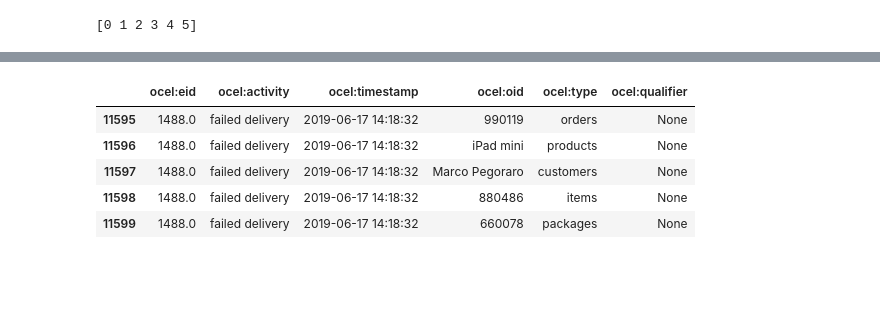
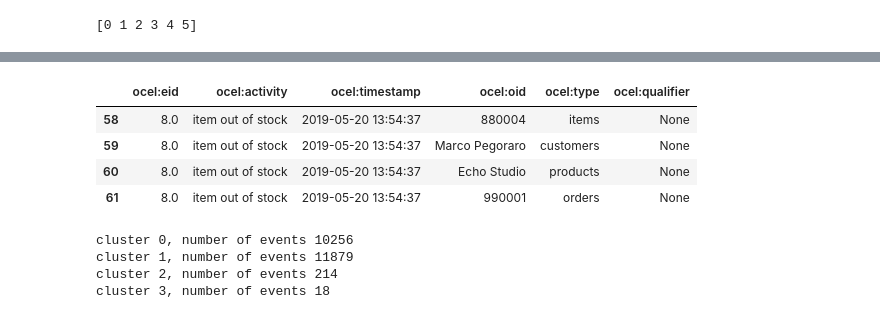
Before and after one commit to wojciechzyla/projekt-mb, a Jupyter notebook: clustering.ipynb, the cells around one changed output, grey strips where cells are left out. Drawn from its saved outputs; the diff is of its cells as text; code cells hidden in the pictures; blank space fills up the shorter version.

```diff
--- a/clustering.ipynb
+++ b/clustering.ipynb
@@ -119,9 +117,16 @@ for k, v in clusters.items():
 # %%
-ocel.relations[ocel.relations["ocel:eid"]=="1488.0"]
+ocel.relations[ocel.relations["ocel:eid"]=="8.0"]
 # %% [output]
 |  | ocel:eid | ocel:activity | ocel:timestamp | ocel:oid | ocel:type | ocel:qualifier |
-| 11595 | 1488.0 | failed delivery | 2019-06-17 14:18:32 | 990119 | orders | None |
-| 11596 | 1488.0 | failed delivery | 2019-06-17 14:18:32 | iPad mini | products | None |
-| 11597 | 1488.0 | failed delivery | 2019-06-17 14:18:32 | Marco Pegoraro | customers | None |
-| 11598 | 1488.0 | failed delivery | 2019-06-17 14:18:32 | 880486 | items | None |
-| 11599 | 1488.0 | failed delivery | 2019-06-17 14:18:32 | 660078 | packages | None |
+| 58 | 8.0 | item out of stock | 2019-05-20 13:54:37 | 880004 | items | None |
+| 59 | 8.0 | item out of stock | 2019-05-20 13:54:37 | Marco Pegoraro | customers | None |
+| 60 | 8.0 | item out of stock | 2019-05-20 13:54:37 | Echo Studio | products | None |
+| 61 | 8.0 | item out of stock | 2019-05-20 13:54:37 | 990001 | orders | None |
+# %%
+for k, v in clusters.items():
+    print(f"cluster {k}, number of events {len(v)}")
+# %% [output]
+cluster 0, number of events 10256
+cluster 1, number of events 11879
+cluster 2, number of events 214
+cluster 3, number of events 18
```
Also changed, not shown: parts of 7 cells of this notebook, 1 other file.
